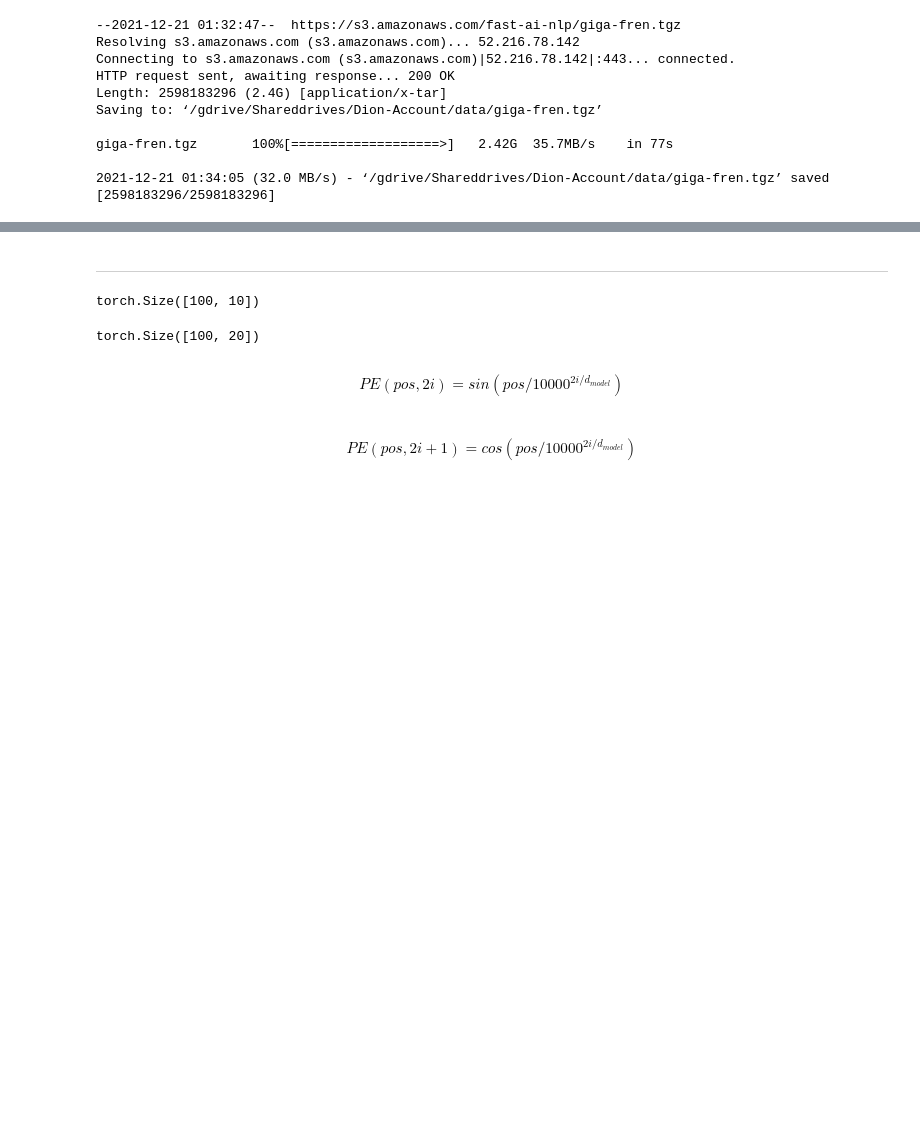
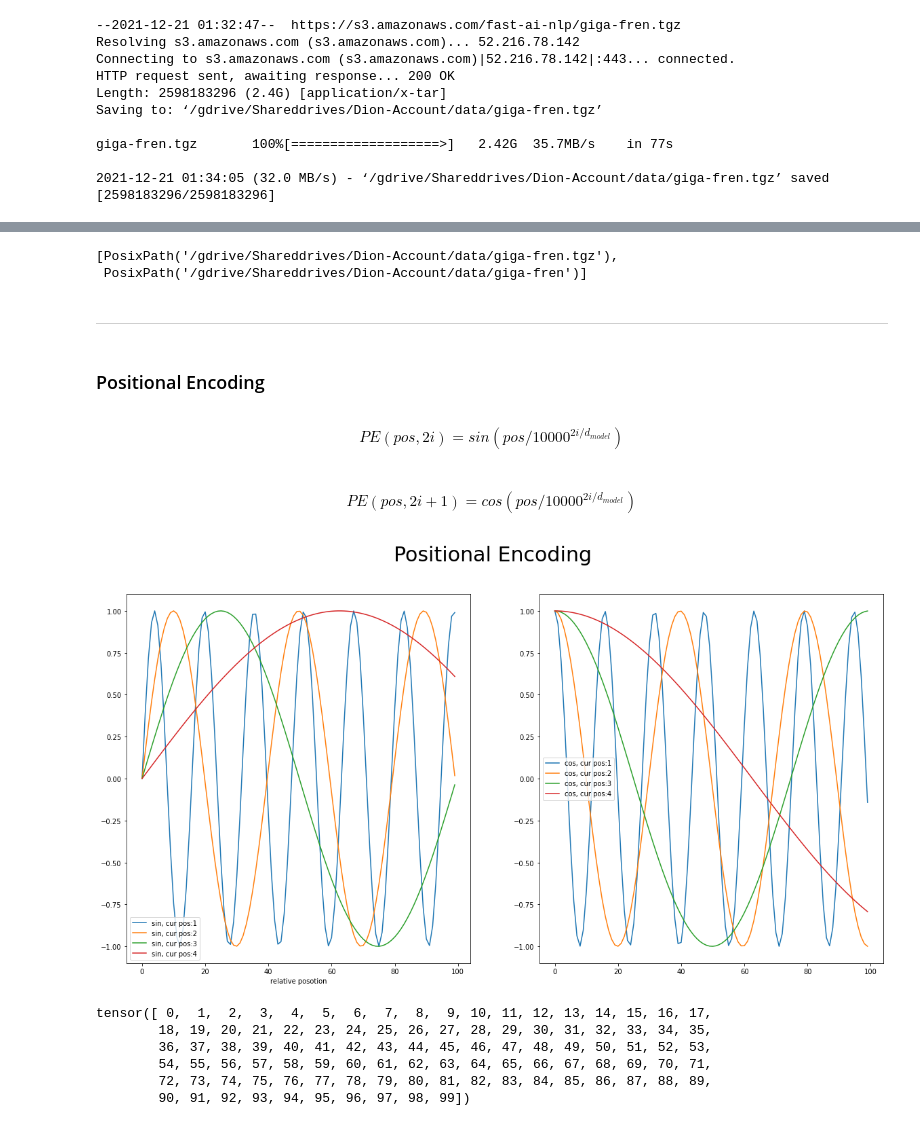
Before and after one commit to SpellOnYou/1000-days-of-code, a Jupyter notebook: dl_scratch/transformer.ipynb, the cells around one changed output, grey strips where cells are left out. Cells and saved outputs as stored; diff of their text form; code cells hidden in the pictures; blank space fills up the shorter version.

Commit message:
positional encoding

```diff
--- a/dl_scratch/transformer.ipynb
+++ b/dl_scratch/transformer.ipynb
@@ -35,4 +35,2 @@ Path.ls = lambda x: list(x.iterdir())
 # %%
 path = trg_path/'giga-fren'
-# %%
-with open(path/'giga-fren.release2.fixed.fr') as f: fr = f.read().split('\n')
@@ -39,7 +60,16 @@ with open(path/'giga-fren.release2.fixed.fr') as f: fr = f.read().split('\n')
+# %%
+trg_path.ls()
+# %% [output]
+[PosixPath('/gdrive/Shareddrives/Dion-Account/data/giga-fren.tgz'),
+ PosixPath('/gdrive/Shareddrives/Dion-Account/data/giga-fren')]
 # %% [markdown]
 ---
 # %%
 import torch
+# %% [markdown]
+### Positional Encoding
 # %%
 d_model = 20
 freq_ls = 1/(10000**(torch.arange(0., d_model, 2.) / d_model))
+# we have these positions
+positions = torch.arange(0, 100).float()
@@ -51,21 +76,20 @@ ps = torch.arange(0, 100).float()
 # %%
-inp=torch.outer(ps, freq_ls)
-inp.shape
+inp=torch.outer(positions, freq_ls); # 100,10
-# %% [output]
-torch.Size([100, 10])
 # %%
-res = torch.cat([inp.sin(), inp.cos()], dim=-1)
-res.shape
+res = torch.cat([inp.sin(), inp.cos()], dim=-1) #100, 20
-# %% [output]
-torch.Size([100, 20])
 # %% [markdown]
 $$PE(pos,2i) =sin(pos/10000^{2i/d_{model}})$$
 $$PE(pos,2i+1) =cos(pos/10000^{2i/d_{model}})$$
-# %%
-# even -> sin, odd -> cos
-
-_, ax = plt.subplots(1,1)
-for i in range(1,5):
-    if i%2 ==0:
-        ax.plot(res[:,i])
-    else:
+# %%
+# even -> sin, odd -> cos
+import matplotlib.pyplot as plt
+fig, ax = plt.subplots(1,2, figsize=(20,10))
+fig.suptitle("Positional Encoding", fontsize=30)
+
+for i in range(1,5):
+    ax[0].plot(res[:,i], label=f"sin, cur pos:{i}")
+    ax[0].legend()
+    ax[0].set_xlabel("relative posotion")
+    ax[1].plot(res[:,int(d_model/2+i)], label=f"cos, cur pos:{i}"); ax[1].legend()
+# %% [output]
+[figure, added]
@@ -76,0 +109,9 @@ class PositionalEncoding(nn.Module):
+# %%
+positions
+# %% [output]
+tensor([ 0,  1,  2,  3,  4,  5,  6,  7,  8,  9, 10, 11, 12, 13, 14, 15, 16, 17,
+        18, 19, 20, 21, 22, 23, 24, 25, 26, 27, 28, 29, 30, 31, 32, 33, 34, 35,
+        36, 37, 38, 39, 40, 41, 42, 43, 44, 45, 46, 47, 48, 49, 50, 51, 52, 53,
+        54, 55, 56, 57, 58, 59, 60, 61, 62, 63, 64, 65, 66, 67, 68, 69, 70, 71,
+        72, 73, 74, 75, 76, 77, 78, 79, 80, 81, 82, 83, 84, 85, 86, 87, 88, 89,
+        90, 91, 92, 93, 94, 95, 96, 97, 98, 99])
```
Also changed, not shown: parts of 19 cells of this notebook.
